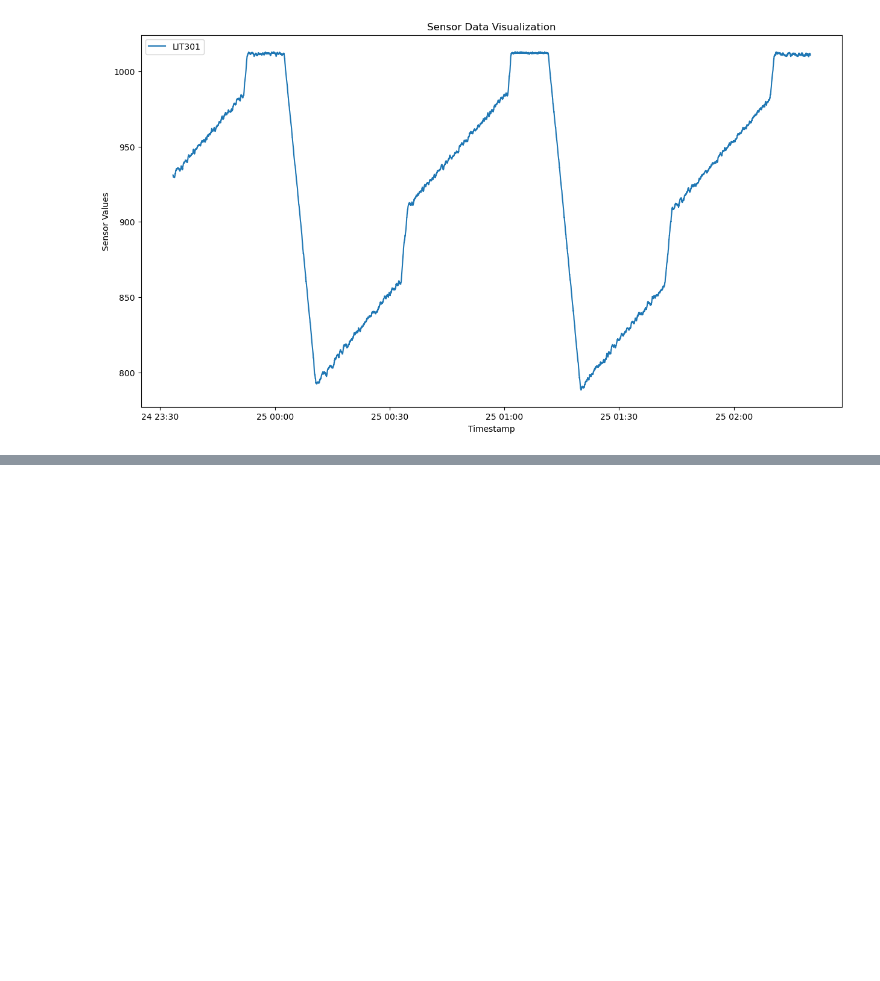
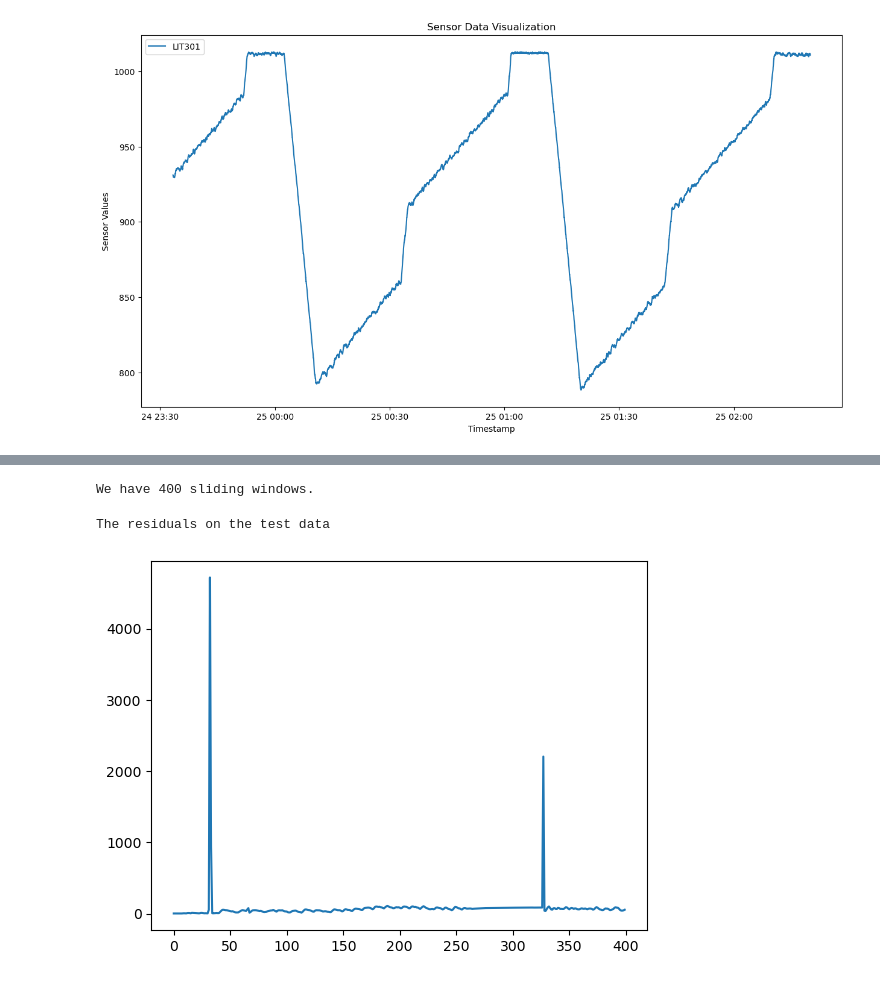
Before and after one commit to andreist3fan/vitejii-dm, a Jupyter notebook: Anomaly Detection.ipynb, the cells around one changed output, grey strips where cells are left out. Drawn from its saved outputs; the diff is of its cells as text; code cells hidden in the pictures; blank space fills up the shorter version.

```diff
--- a/Anomaly Detection.ipynb
+++ b/Anomaly Detection.ipynb
@@ -199,0 +186,20 @@ ANOMALY 195000
+# %%
+# use tumbling windows on test data for anomaly detection
+test_windows = np.lib.stride_tricks.sliding_window_view(aitTest[100_000 : 300_000], window_shape=500)[::window_stride]
+print(f'We have {test_windows.shape[0]} sliding windows.')
+
+residuals = []
+for i, test_window in tqdm(enumerate(test_windows)):
+    # find the closest representative window
+    temp = np.zeros(representative_windows.shape[0])
+    for k, representative_window in enumerate(representative_windows):
+        temp[k] = dynamic_time_warping(representative_window, test_window)
+    residuals.append(np.amin(temp))
+
+plt.plot(residuals)
+plt.title('The residuals on the test data')
+plt.show()
+# %% [output]
+We have 400 sliding windows.
+The residuals on the test data
+[figure, added]
```
Also changed, not shown: parts of 13 cells of this notebook.
